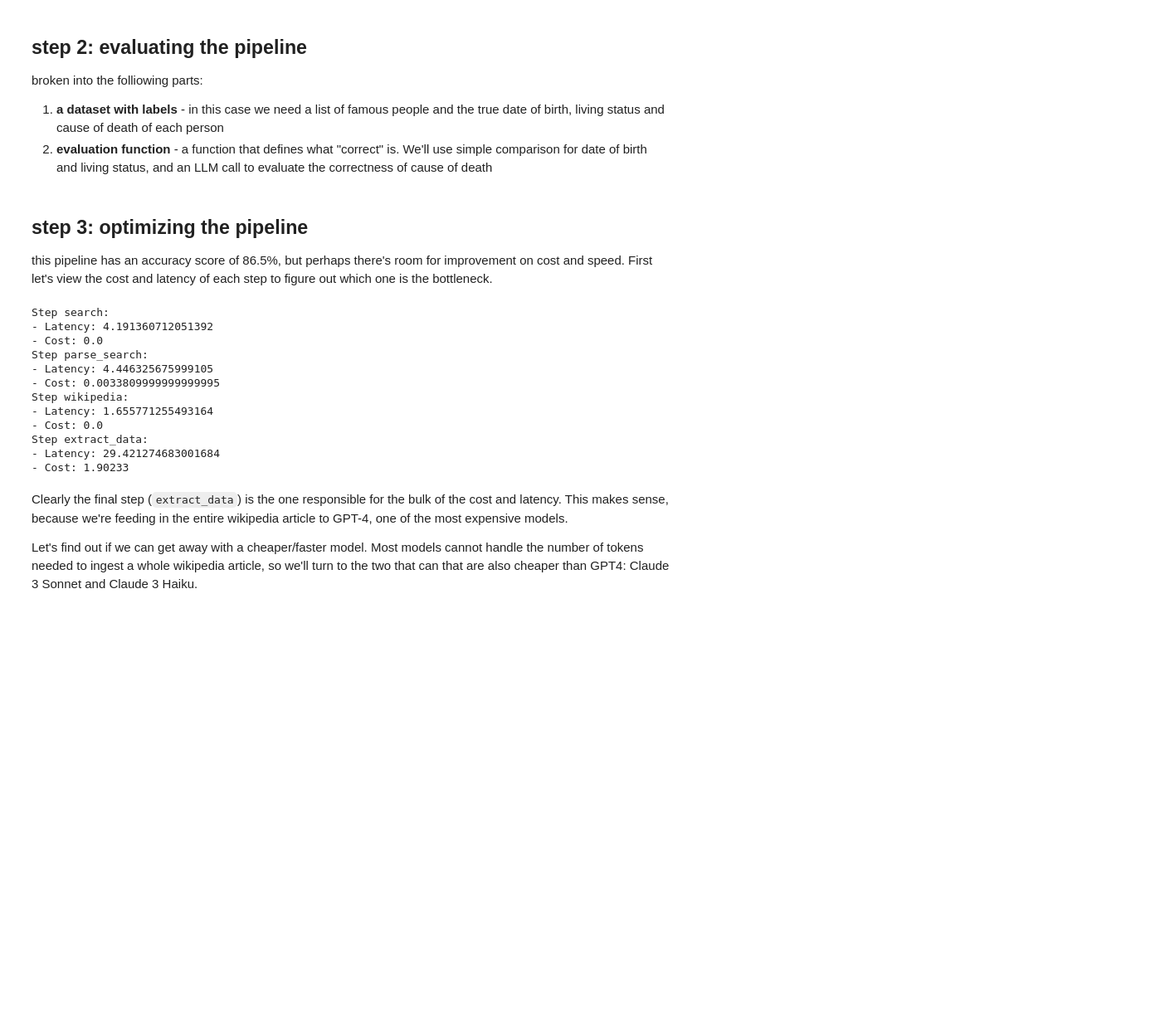
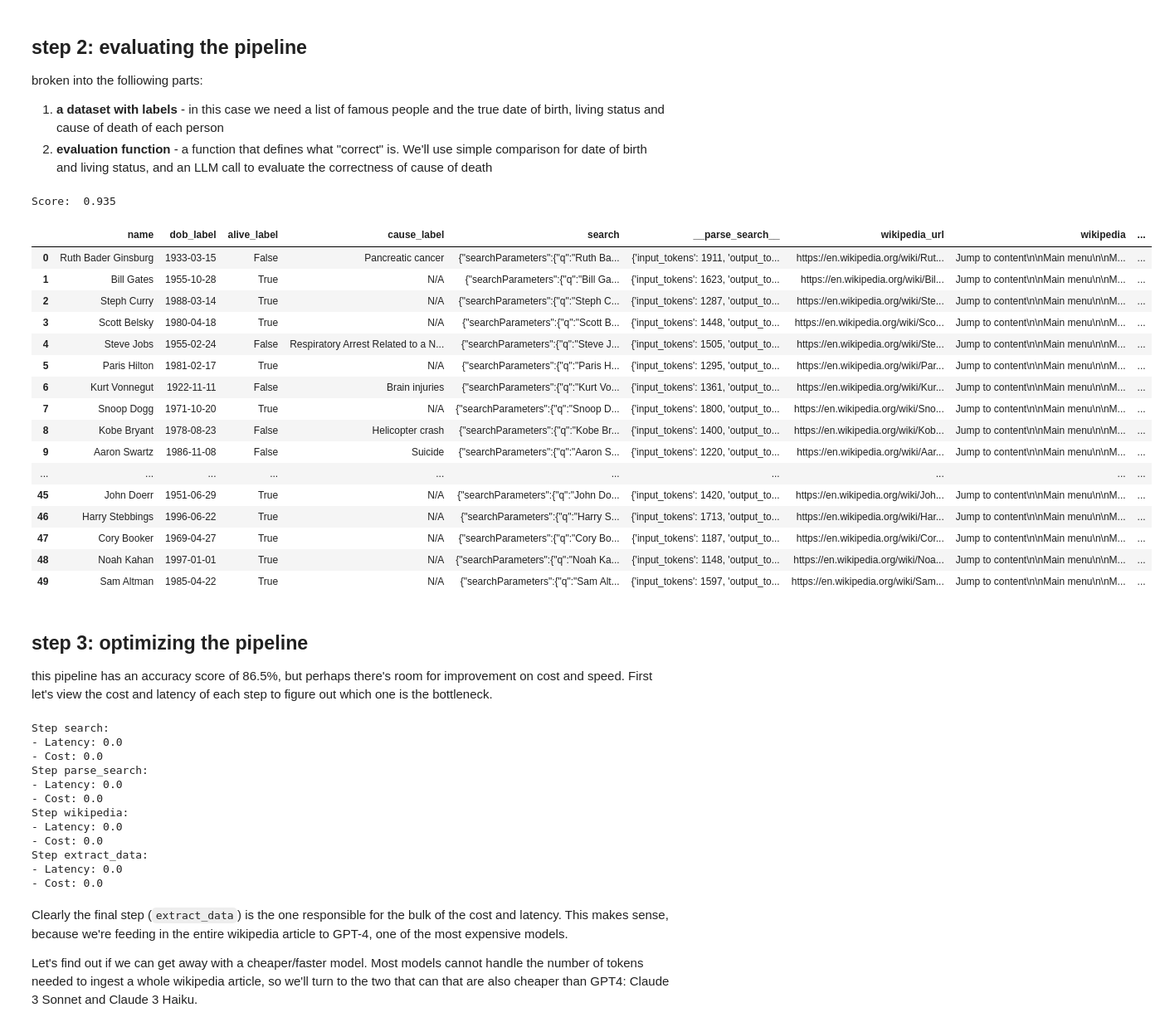
Before and after one commit to connor-a-casey/superpipe-implementation-for-structured-data-extraction-with-long-context, a Jupyter notebook: postOne.ipynb, the cells around one changed output. Shown at 83% size. Saved outputs shown, nothing was run; the diff lists cells and outputs as text; code cells hidden in the pictures; blank space fills up the shorter version.

```diff
--- a/postOne.ipynb
+++ b/postOne.ipynb
@@ -135,7 +135,7 @@ data = [
  ('Ada Lovelace', '1815-12-10', False, 'Uterine Cancer'),
  ('James Dean', '1931-02-08', False, 'Car Crash'),
  ('Tupac Shakur', '1971-06-16', False, 'Murder By Firearm'),
- ('Stepehen Hawking', '1942-01-08', False, 'Natural Causes'),
+ ('Stepehen Hawking', '1942-01-08', False, 'Motor Nueron Disease/ALS'),
  ('Elon Musk', '1971-06-28', True, 'N/A'),
  ('John Doerr', '1951-06-29', True, 'N/A'),
  ('Harry Stebbings', '1996-06-22', True, 'N/A'),
@@ -143,33 +143,52 @@ data = [
  ('Noah Kahan', '1997-01-01', True, 'N/A'),
  ('Sam Altman', '1985-04-22', True, 'N/A')
 ]
 df = pd.DataFrame([{"name": d[0], "dob_label": d[1], "alive_label": d[2], "cause_label": d[3]} for d in data])
 
 class EvalResult(BaseModel):
   result: bool = Field(description="Is the answer correct or not?")
 
 cause_evaluator = LLMStructuredStep(
   model=models.gpt4,
   prompt=lambda row: f"This is the correct cause of death: {row['cause_label']}. Is this provided cause of death accurate? The phrasing might be slightly different. Use your judgement: \n{row['cause_of_death']}",
   out_schema=EvalResult,
   name="cause_evaluator")
 
 def eval_fn(row):
   score = 0
   if row['date_of_birth'] == row['dob_label']:
     score += 0.25
   if row['alive'] == row['alive_label']:
     score += 0.25
   if row['cause_label'] == "N/A":
     if row['cause_of_death'] == "N/A":
       score += 0.5
   elif cause_evaluator.run(row)['result']:
     score += 0.5
   return score
 
 pipeline.run(df)
 print("Score: ", pipeline.evaluate(eval_fn))
 df
+# %% [output]
+Score:  0.935
+|  | name | dob_label | alive_label | cause_label | search | __parse_search__ | wikipedia_url | wikipedia | ... |
+| 0 | Ruth Bader Ginsburg | 1933-03-15 | False | Pancreatic cancer | {"searchParameters":{"q":"Ruth Ba... | {'input_tokens': 1911, 'output_to... | https://en.wikipedia.org/wiki/Rut... | Jump to content\n\nMain menu\n\nM... | ... |
+| 1 | Bill Gates | 1955-10-28 | True | N/A | {"searchParameters":{"q":"Bill Ga... | {'input_tokens': 1623, 'output_to... | https://en.wikipedia.org/wiki/Bil... | Jump to content\n\nMain menu\n\nM... | ... |
+| 2 | Steph Curry | 1988-03-14 | True | N/A | {"searchParameters":{"q":"Steph C... | {'input_tokens': 1287, 'output_to... | https://en.wikipedia.org/wiki/Ste... | Jump to content\n\nMain menu\n\nM... | ... |
+| 3 | Scott Belsky | 1980-04-18 | True | N/A | {"searchParameters":{"q":"Scott B... | {'input_tokens': 1448, 'output_to... | https://en.wikipedia.org/wiki/Sco... | Jump to content\n\nMain menu\n\nM... | ... |
+| 4 | Steve Jobs | 1955-02-24 | False | Respiratory Arrest Related to a N... | {"searchParameters":{"q":"Steve J... | {'input_tokens': 1505, 'output_to... | https://en.wikipedia.org/wiki/Ste... | Jump to content\n\nMain menu\n\nM... | ... |
+| 5 | Paris Hilton | 1981-02-17 | True | N/A | {"searchParameters":{"q":"Paris H... | {'input_tokens': 1295, 'output_to... | https://en.wikipedia.org/wiki/Par... | Jump to content\n\nMain menu\n\nM... | ... |
+| 6 | Kurt Vonnegut | 1922-11-11 | False | Brain injuries | {"searchParameters":{"q":"Kurt Vo... | {'input_tokens': 1361, 'output_to... | https://en.wikipedia.org/wiki/Kur... | Jump to content\n\nMain menu\n\nM... | ... |
+| 7 | Snoop Dogg | 1971-10-20 | True | N/A | {"searchParameters":{"q":"Snoop D... | {'input_tokens': 1800, 'output_to... | https://en.wikipedia.org/wiki/Sno... | Jump to content\n\nMain menu\n\nM... | ... |
+| 8 | Kobe Bryant | 1978-08-23 | False | Helicopter crash | {"searchParameters":{"q":"Kobe Br... | {'input_tokens': 1400, 'output_to... | https://en.wikipedia.org/wiki/Kob... | Jump to content\n\nMain menu\n\nM... | ... |
+| 9 | Aaron Swartz | 1986-11-08 | False | Suicide | {"searchParameters":{"q":"Aaron S... | {'input_tokens': 1220, 'output_to... | https://en.wikipedia.org/wiki/Aar... | Jump to content\n\nMain menu\n\nM... | ... |
+| ... | ... | ... | ... | ... | ... | ... | ... | ... | ... |
+| 45 | John Doerr | 1951-06-29 | True | N/A | {"searchParameters":{"q":"John Do... | {'input_tokens': 1420, 'output_to... | https://en.wikipedia.org/wiki/Joh... | Jump to content\n\nMain menu\n\nM... | ... |
+| 46 | Harry Stebbings | 1996-06-22 | True | N/A | {"searchParameters":{"q":"Harry S... | {'input_tokens': 1713, 'output_to... | https://en.wikipedia.org/wiki/Har... | Jump to content\n\nMain menu\n\nM... | ... |
+| 47 | Cory Booker | 1969-04-27 | True | N/A | {"searchParameters":{"q":"Cory Bo... | {'input_tokens': 1187, 'output_to... | https://en.wikipedia.org/wiki/Cor... | Jump to content\n\nMain menu\n\nM... | ... |
+| 48 | Noah Kahan | 1997-01-01 | True | N/A | {"searchParameters":{"q":"Noah Ka... | {'input_tokens': 1148, 'output_to... | https://en.wikipedia.org/wiki/Noa... | Jump to content\n\nMain menu\n\nM... | ... |
+| 49 | Sam Altman | 1985-04-22 | True | N/A | {"searchParameters":{"q":"Sam Alt... | {'input_tokens': 1597, 'output_to... | https://en.wikipedia.org/wiki/Sam... | Jump to content\n\nMain menu\n\nM... | ... |
 # %% [markdown]
 ## step 3: optimizing the pipeline
 
@@ -181,17 +200,17 @@ for step in pipeline.steps:
   print(f"- Cost: {step.statistics.input_cost + step.statistics.output_cost}")
 # %% [output]
 Step search:
-- Latency: 4.191360712051392
+- Latency: 0.0
 - Cost: 0.0
 Step parse_search:
-- Latency: 4.446325675999105
-- Cost: 0.0033809999999999995
+- Latency: 0.0
+- Cost: 0.0
 Step wikipedia:
-- Latency: 1.655771255493164
+- Latency: 0.0
 - Cost: 0.0
 Step extract_data:
-- Latency: 29.421274683001684
-- Cost: 1.90233
+- Latency: 0.0
+- Cost: 0.0
 # %% [markdown]
 Clearly the final step (`extract_data`) is the one responsible for the bulk of the cost and latency. This makes sense, because we're feeding in the entire wikipedia article to GPT-4, one of the most expensive models.
 
```
Also changed, not shown: parts of 2 cells of this notebook, 1 other file.
